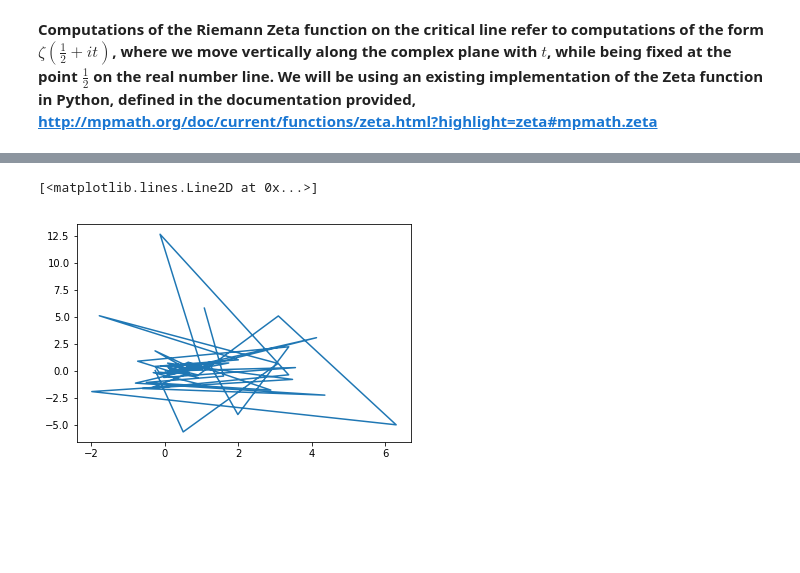
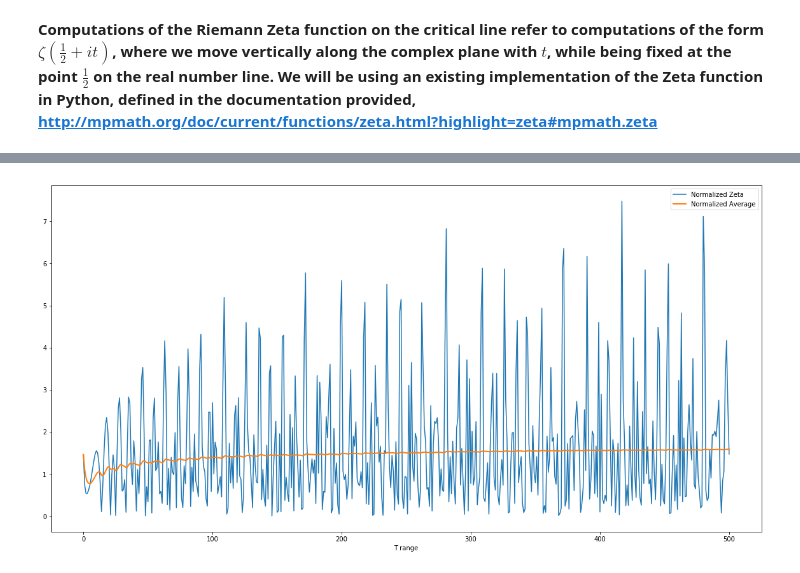
Before and after one commit to Raj9898/Random_Zeta, a Jupyter notebook: Zeta Function Simulation.ipynb, the cells around one changed output, grey strips where cells are left out. Cells and saved outputs as stored; diff of their text form; code cells hidden in the pictures; blank space fills up the shorter version.

```diff
--- a/Zeta Function Simulation.ipynb
+++ b/Zeta Function Simulation.ipynb
@@ -22,21 +69,23 @@ array([       2,        3,        5, ..., 99999959, 99999971, 99999989])
 # %%
-N = int(1e5)   # 100000 starting value
-deltaN = 50
-
-zeta_value = 0
-real_values = [0]*deltaN
-img_values = [0]*deltaN
+# storage for the normal zeta
+norm_zeta_value = np.array([0.0]*deltaN)
 
 # computing the Zeta function over a small interval defined by deltaN
-for i in range(N, N+deltaN):
-    point = complex(real=0.5, imag=i)
+for t in t_range:
+    point = complex(real=0.5, imag=t)
     zeta_value = zeta(point)
 
-    # assign into the correct system
-    real_values[i-N] = zeta_value.real
-    img_values[i-N] = zeta_value.imag
+    # computes the normalized zeta function
+    norm_zeta_value[t-N] = abs(zeta_value)
+
+# average of norm function
+average = np.cumsum(norm_zeta_value)/(t_range+1)
-# %%
-plt.plot(real_values, img_values)
-# %% [output]
-[<matplotlib.lines.Line2D at 0x...>]
-[figure, removed]
+# %%
+plt.figure(figsize=(20,10))
+plt.plot(t_range, norm_zeta_value, label='Normalized Zeta')
+plt.plot(t_range, average, label='Normalized Average', lw=2)
+plt.xlabel('T range')
+plt.legend()
+plt.show()
+# %% [output]
+[figure, added]
```
Also changed, not shown: parts of 12 cells of this notebook, 1 other file.
